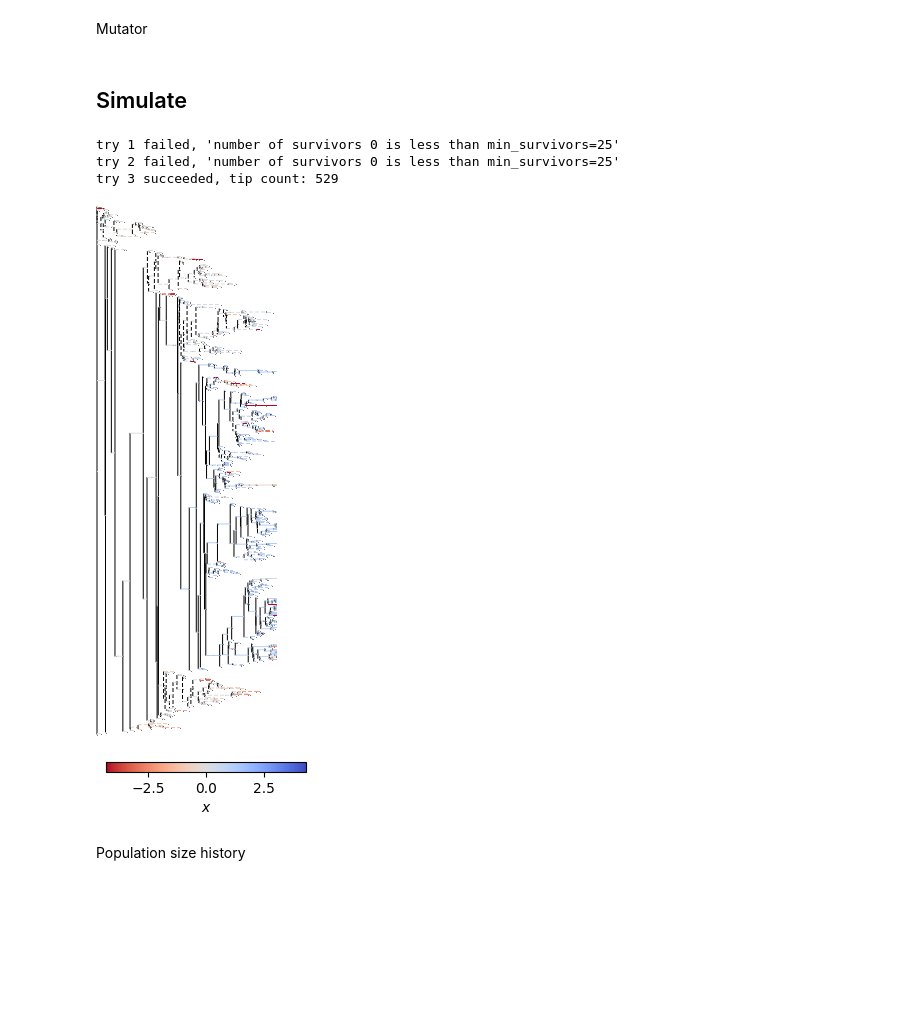
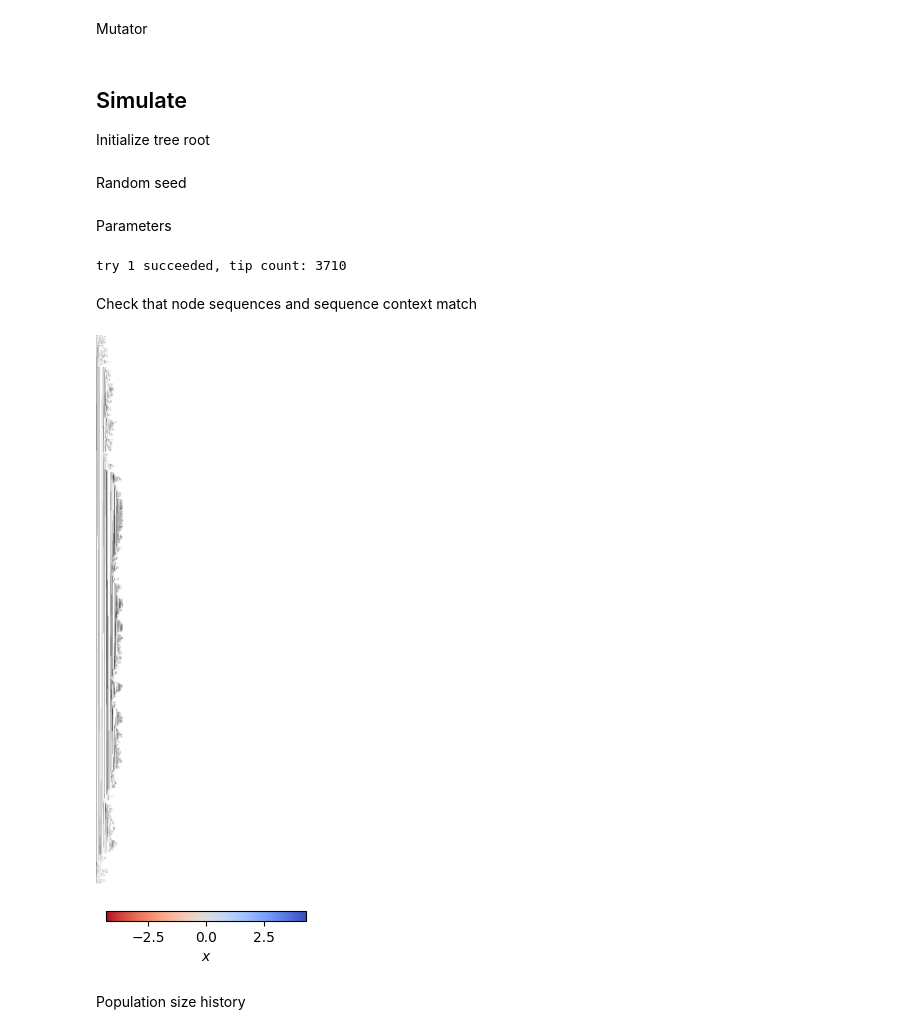
Before and after one commit to matsengrp/gcdyn, a Jupyter notebook: notebooks/bdms_replay.ipynb, the cells around one changed output. Cells and saved outputs as stored; diff of their text form; code cells hidden in the pictures; blank space fills up the shorter version.

```diff
--- a/notebooks/bdms_replay.ipynb
+++ b/notebooks/bdms_replay.ipynb
@@ -50,7 +47,18 @@ mutator = mutators.SequencePhenotypeMutator(mutators.ContextMutator(mutability=r
                                             gp_map)
 # %% [markdown]
 ## Simulate
+
+Initialize tree root
+# %%
+tree = bdms.TreeNode()
+tree.x = gp_map(replay.NAIVE_SEQUENCE)
+tree.sequence = replay.NAIVE_SEQUENCE
+tree.sequence_context = replay.seq_to_contexts(replay.NAIVE_SEQUENCE)
+# %% [markdown]
+Random seed
 # %%
 rng = np.random.default_rng(seed=0)
+# %% [markdown]
+Parameters
 # %%
 time = 20
@@ -59,7 +68,6 @@ init_population = 10
 # %%
 for iter in range(1000):
     try:
-        tree = bdms.TreeNode(sequence=replay.NAIVE_SEQUENCE, x=gp_map(replay.NAIVE_SEQUENCE))
         tree.evolve(
             time,
             birth_response,
@@ -68,8 +76,8 @@ for iter in range(1000):
             mutator,
             capacity=capacity,
             init_population=init_population,
-            min_survivors=capacity // 2,
-            capacity_method="birth",
+            min_survivors=min_survivors,
+            capacity_method="death",
             birth_mutations=False,
             seed=rng,
             verbose=False,
@@ -80,6 +88,6 @@ for iter in range(1000):
         print(f"try {iter + 1} failed, {e}", flush=True)
         continue
 # %% [output]
-try 1 failed, 'number of survivors 0 is less than min_survivors=25'
-try 2 failed, 'number of survivors 0 is less than min_survivors=25'
-try 3 succeeded, tip count: 529
+try 1 succeeded, tip count: 3710
+# %% [markdown]
+Check that node sequences and sequence context match
@@ -86,9 +98,9 @@ try 3 succeeded, tip count: 529
 # %%
 # NBVAL_SKIP
 
-tree.render("%%inline")
+tree.render("x", "%%inline")
 # %% [output]
-[figure, old version]
+[figure, new version]
 [figure]
 # %% [markdown]
 Population size history
```
Also changed, not shown: parts of 9 cells of this notebook, 9 other files.
